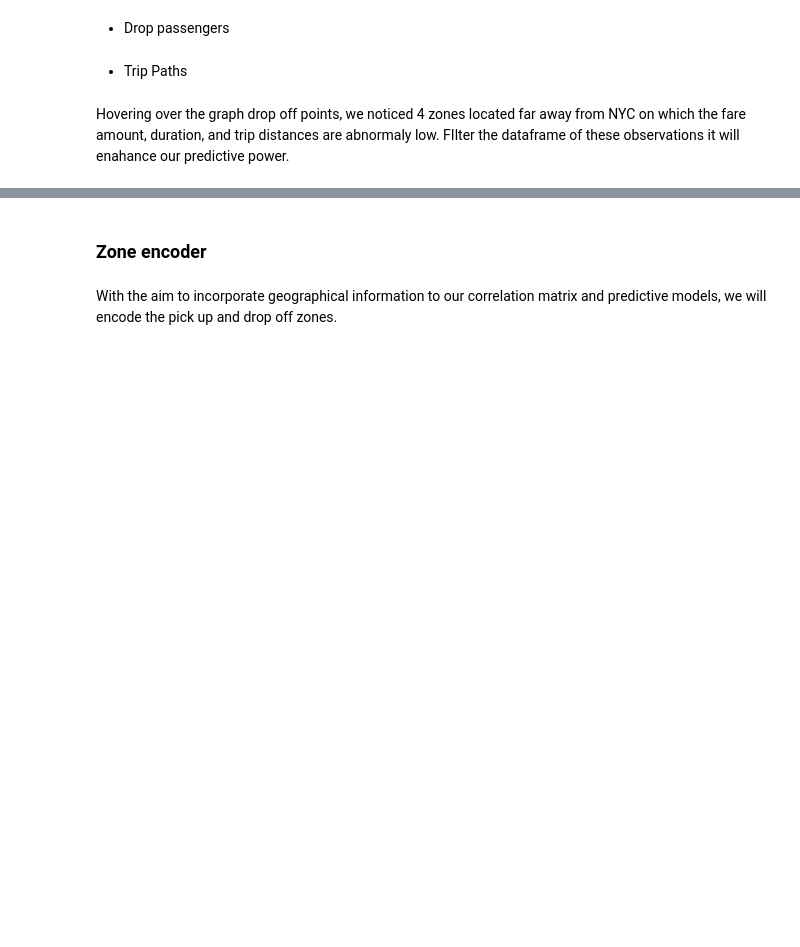
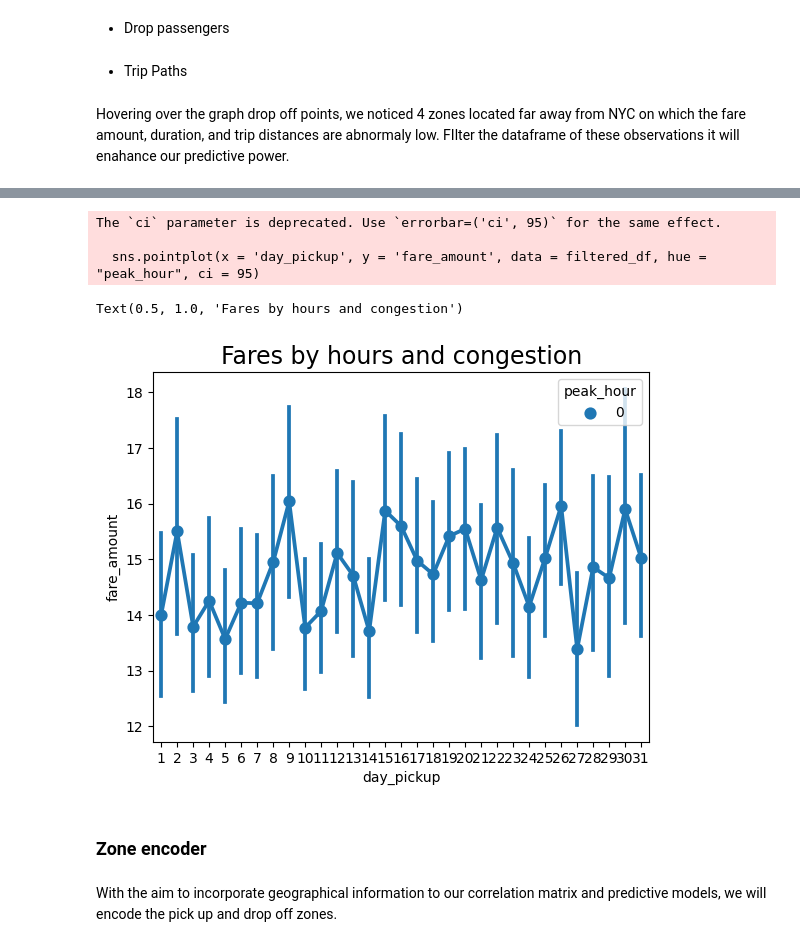
Before and after one commit to andres-mart/FinalProject, a Jupyter notebook: EDA.ipynb, the cells around one changed output, grey strips where cells are left out. Drawn from its saved outputs; the diff is of its cells as text; code cells hidden in the pictures; blank space fills up the shorter version.

```diff
--- a/EDA.ipynb
+++ b/EDA.ipynb
@@ -572,3 +586,12 @@ filtered_df = filtered_df[filtered_df["DOZone"] != "Columbia Street"]
+# %%
+sns.pointplot(x = 'day_pickup', y = 'fare_amount', data = filtered_df, ci = 95)
+plt.title('Fares by hours and congestion', fontsize = 17)
+# %% [output]
+The `ci` parameter is deprecated. Use `errorbar=('ci', 95)` for the same effect.
+
+  sns.pointplot(x = 'day_pickup', y = 'fare_amount', data = filtered_df, hue = "peak_hour", ci = 95)
+Text(0.5, 1.0, 'Fares by hours and congestion')
+[figure, added]
 # %% [markdown]
 ### Zone encoder
 # %% [markdown]
```
Also changed, not shown: parts of 11 cells of this notebook.
